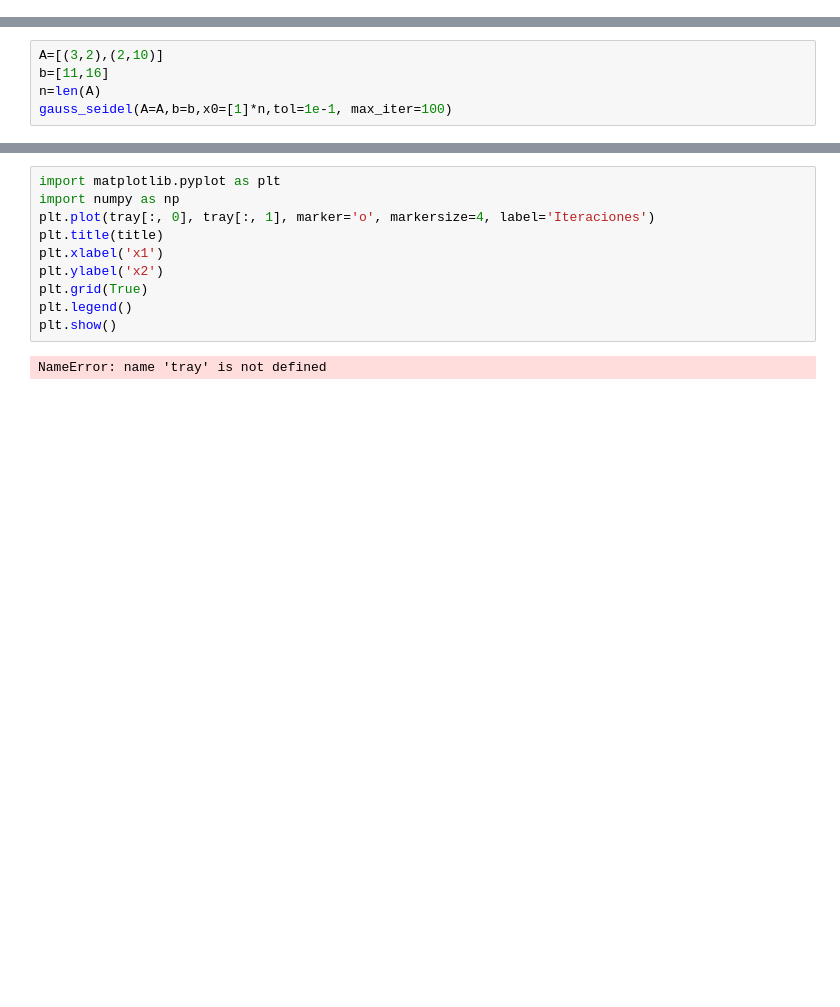
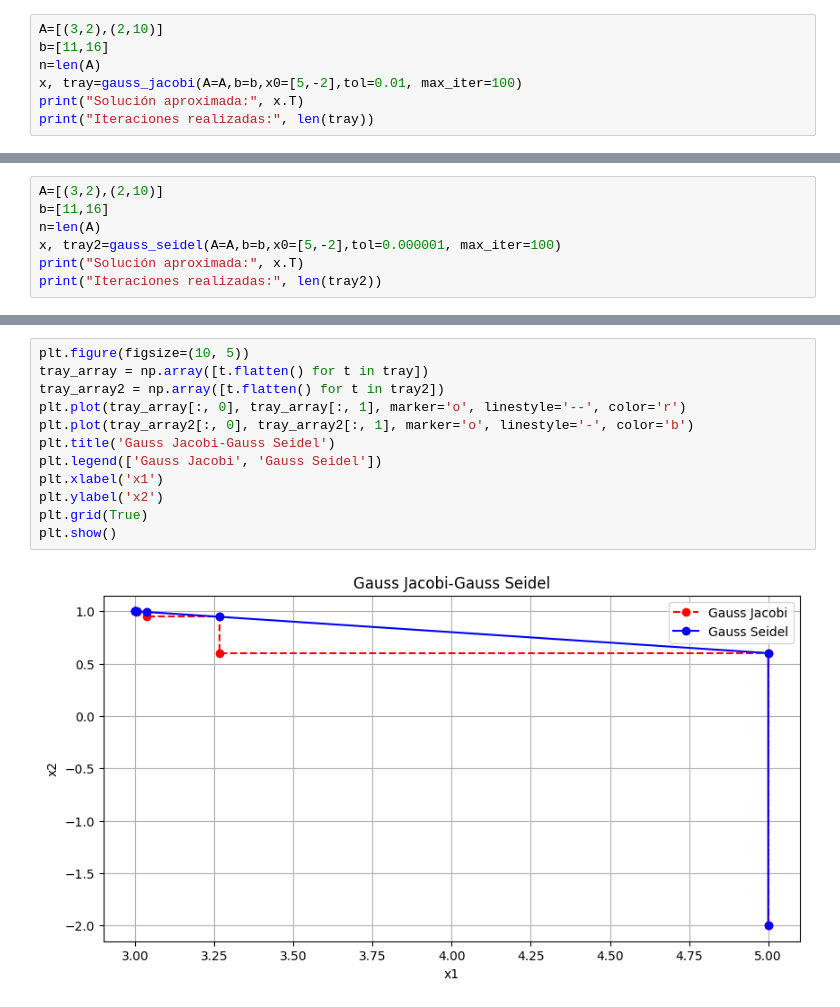
Before and after one commit to KennethJYS/Taller-5, a Jupyter notebook: Taller 5.ipynb, the cells around one changed output, grey strips where cells are left out. Cells and saved outputs as stored; diff of their text form; blank space fills up the shorter version.

```diff
--- a/Taller 5.ipynb
+++ b/Taller 5.ipynb
@@ -62,0 +199,7 @@ gauss_jacobi(A=A,b=b,x0=[1]*n,tol=1e-1, max_iter=100)
+# %%
+A=[(3,2),(2,10)]
+b=[11,16]
+n=len(A)
+x, tray=gauss_jacobi(A=A,b=b,x0=[5,-2],tol=0.01, max_iter=100)
+print("Solución aproximada:", x.T)
+print("Iteraciones realizadas:", len(tray))
@@ -64,5 +217,7 @@ gauss_jacobi(A=A,b=b,x0=[1]*n,tol=1e-1, max_iter=100)
 A=[(3,2),(2,10)]
 b=[11,16]
 n=len(A)
-gauss_seidel(A=A,b=b,x0=[1]*n,tol=1e-1, max_iter=100)
+x, tray2=gauss_seidel(A=A,b=b,x0=[5,-2],tol=0.000001, max_iter=100)
+print("Solución aproximada:", x.T)
+print("Iteraciones realizadas:", len(tray2))
 # %% [output]
@@ -91,12 +236,14 @@ gauss_seidel(A=A,b=b,x0=[1]*n,tol=1e-1, max_iter=100)
-# %%
-import matplotlib.pyplot as plt
-import numpy as np
-plt.plot(tray[:, 0], tray[:, 1], marker='o', markersize=4, label='Iteraciones')
-plt.title(title)
-plt.xlabel('x1')
-plt.ylabel('x2')
-plt.grid(True)
-plt.legend()
-plt.show()
-# %% [output]
-NameError: name 'tray' is not defined
+# %%
+plt.figure(figsize=(10, 5))
+tray_array = np.array([t.flatten() for t in tray])
+tray_array2 = np.array([t.flatten() for t in tray2])
+plt.plot(tray_array[:, 0], tray_array[:, 1], marker='o', linestyle='--', color='r')
+plt.plot(tray_array2[:, 0], tray_array2[:, 1], marker='o', linestyle='-', color='b')
+plt.title('Gauss Jacobi-Gauss Seidel')
+plt.legend(['Gauss Jacobi', 'Gauss Seidel'])
+plt.xlabel('x1')
+plt.ylabel('x2')
+plt.grid(True)
+plt.show()
+# %% [output]
+[figure, added]
```
Also changed, not shown: parts of 22 cells of this notebook.
